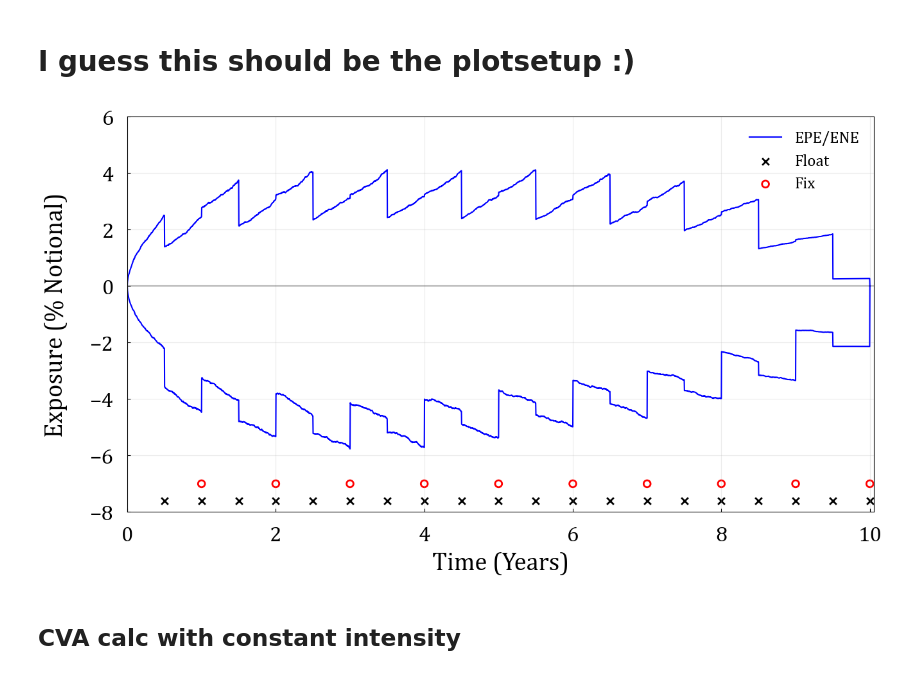
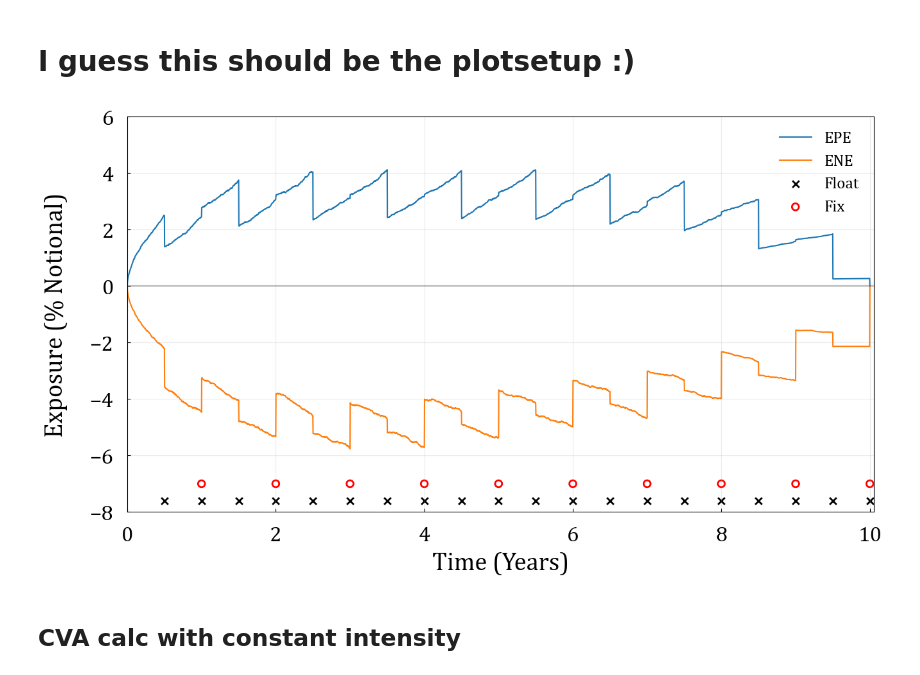
Before and after one commit to Eskild-afk/MasterThesis, a Jupyter notebook: playground.ipynb, the cells around one changed output. Drawn from its saved outputs; the diff is of its cells as text; code cells hidden in the pictures.

```diff
--- a/playground.ipynb
+++ b/playground.ipynb
@@ -164,31 +164,31 @@ Process: 100.00
 # %%
 import matplotlib as mpl
 mpl.rc('font',family='Cambria')
 float_x = np.arange(0.5,10.5,0.5)
 float_y = np.full((len(float_x),), -7.6)
 fix_x = np.arange(1,11)
 fix_y = np.full(len(fix_x), -7)
 
 fig, ax = plt.subplots()
-sns.lineplot(x=time, y=EPE/sims*100, label = 'EPE/ENE', c = 'b')
-sns.lineplot(x=time, y=ENE/sims*100, c = 'b')
+sns.lineplot(x=time, y=EPE/sims*100, label = 'EPE')
+sns.lineplot(x=time, y=ENE/sims*100, label = 'ENE')
 plt.scatter(x=float_x, y=float_y, label = 'Float', marker = 'x', s = 60, c='black', linewidths=2)
 plt.scatter(x=fix_x, y=fix_y, label = 'Fix', marker = 'o', s = 60, facecolors='none', edgecolors='r', linewidths=2)
 fig.set_size_inches(15,8)
 ax.set_ylim(-8,6)
 ax.set_xlim(0,10.05)
 ax.set_xlabel('Time (Years)', fontname="Cambria", fontsize = 28)
 ax.set_ylabel('Exposure (% Notional)', fontname="Cambria", fontsize = 28)
 ax.tick_params(axis='x', direction='in', right = 'True', labelsize = 24, pad = 15)
 ax.tick_params(axis='y', direction='in', top = 'True', labelsize = 24, pad = 15)
 ax.xaxis.set_label_coords(0.5, -0.1)
 ax.yaxis.set_label_coords(-0.08, 0.5)
 ax.axhline(y=0, color='k', alpha = 0.25)
 plt.grid(alpha = 0.25)
 plt.legend(frameon = False, fontsize = 18, loc='upper right')
 plt.savefig('Exposure_Plot_10YPayer_Swap', bbox_inches='tight')
 # %% [output]
-[figure, old version]
+[figure, new version]
 # %% [markdown]
 ## CVA calc with constant intensity
 # %%
```
Also changed, not shown: parts of 7 cells of this notebook, 1 other file.
